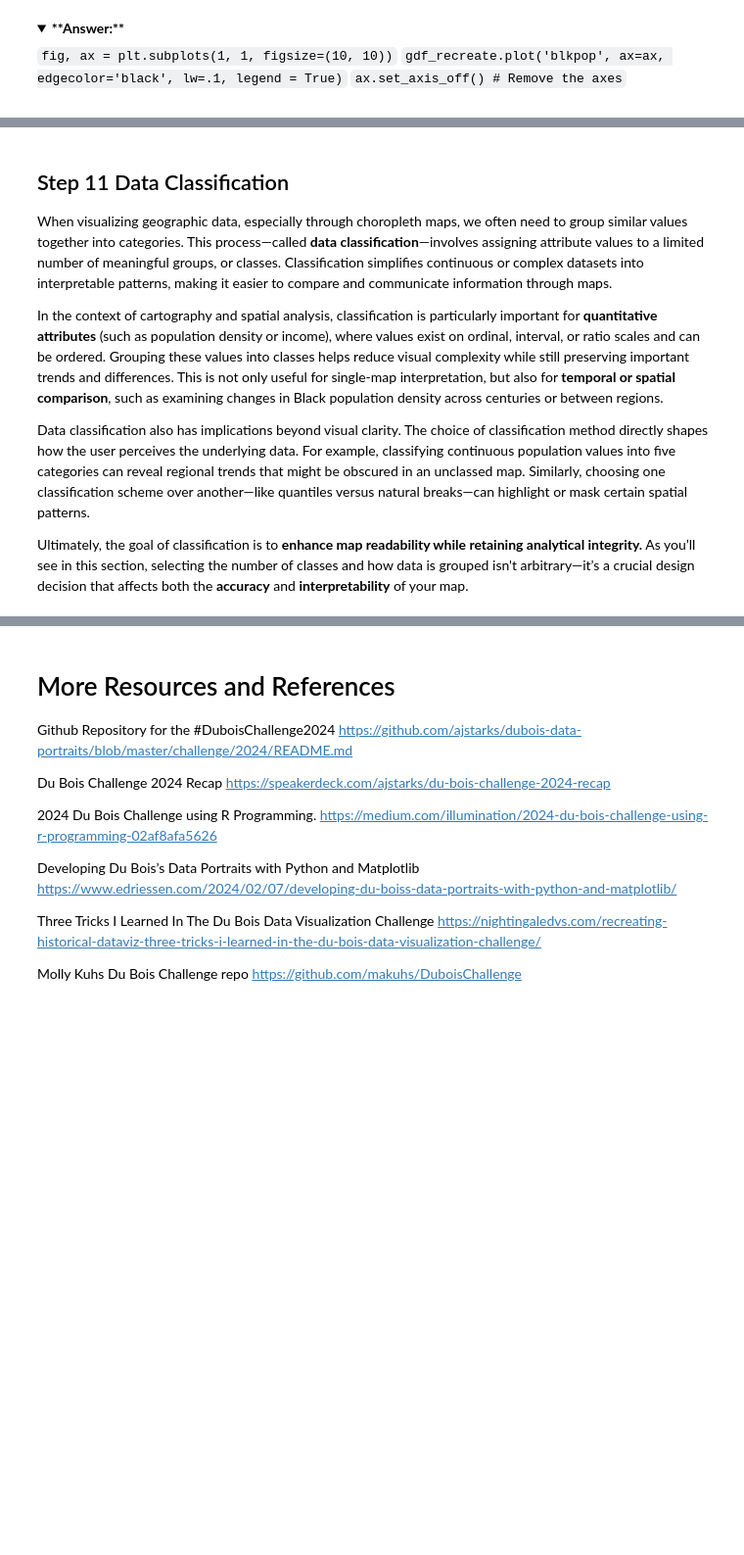
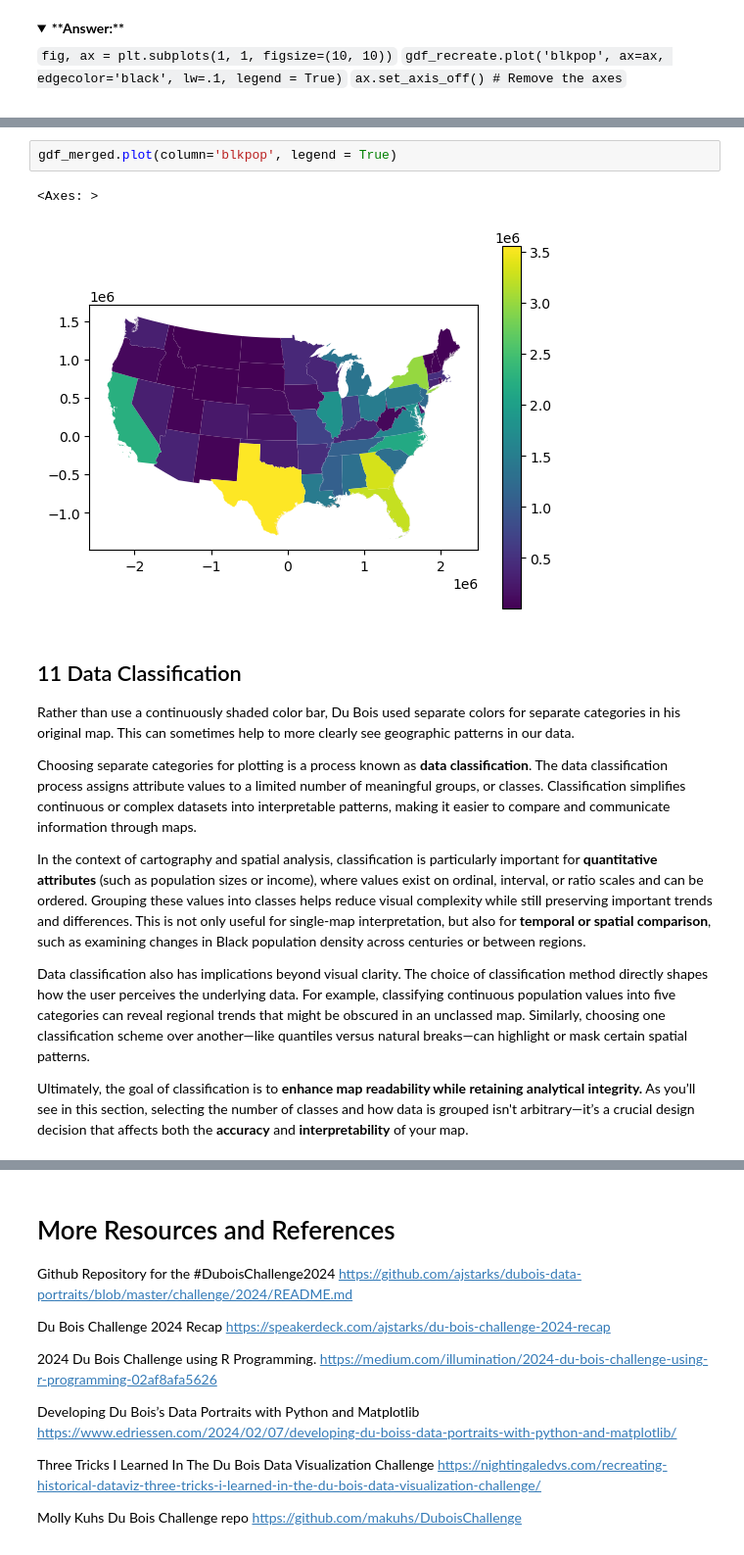
Before and after one commit to HigherEdData/Du-Bois-STEM, a Jupyter notebook: notebook_keys/python_key_popmap_dubois.ipynb, the cells around one changed output, grey strips where cells are left out. Shown at 98% size. Drawn from its saved outputs; the diff is of its cells as text; folded sections open; blank space fills up the shorter version.

```diff
--- a/notebook_keys/python_key_popmap_dubois.ipynb
+++ b/notebook_keys/python_key_popmap_dubois.ipynb
@@ -315,9 +285,16 @@ By calculating and mapping proportions, we gain a deeper understanding of demogr
+# %%
+gdf_merged.plot(column='blkpop', legend = True)
+# %% [output]
+<Axes: >
+[figure, added]
 # %% [markdown]
-## Step 11 Data Classification
+## 11 Data Classification
 
-When visualizing geographic data, especially through choropleth maps, we often need to group similar values together into categories. This process—called **data classification**—involves assigning attribute values to a limited number of meaningful groups, or classes. Classification simplifies continuous or complex datasets into interpretable patterns, making it easier to compare and communicate information through maps.
+Rather than use a continuously shaded color bar, Du Bois used separate colors for separate categories in his original map. This can sometimes help to more clearly see geographic patterns in our data.
 
-In the context of cartography and spatial analysis, classification is particularly important for **quantitative attributes** (such as population density or income), where values exist on ordinal, interval, or ratio scales and can be ordered. Grouping these values into classes helps reduce visual complexity while still preserving important trends and differences. This is not only useful for single-map interpretation, but also for **temporal or spatial comparison**, such as examining changes in Black population density across centuries or between regions.
+Choosing separate categories for plotting is a process known as **data classification**. The data classification process assigns attribute values to a limited number of meaningful groups, or classes. Classification simplifies continuous or complex datasets into interpretable patterns, making it easier to compare and communicate information through maps.
+
+In the context of cartography and spatial analysis, classification is particularly important for **quantitative attributes** (such as population sizes or income), where values exist on ordinal, interval, or ratio scales and can be ordered. Grouping these values into classes helps reduce visual complexity while still preserving important trends and differences. This is not only useful for single-map interpretation, but also for **temporal or spatial comparison**, such as examining changes in Black population density across centuries or between regions.
 
 Data classification also has implications beyond visual clarity. The choice of classification method directly shapes how the user perceives the underlying data. For example, classifying continuous population values into five categories can reveal regional trends that might be obscured in an unclassed map. Similarly, choosing one classification scheme over another—like quantiles versus natural breaks—can highlight or mask certain spatial patterns.
 
```
Also changed, not shown: parts of 42 cells of this notebook.
